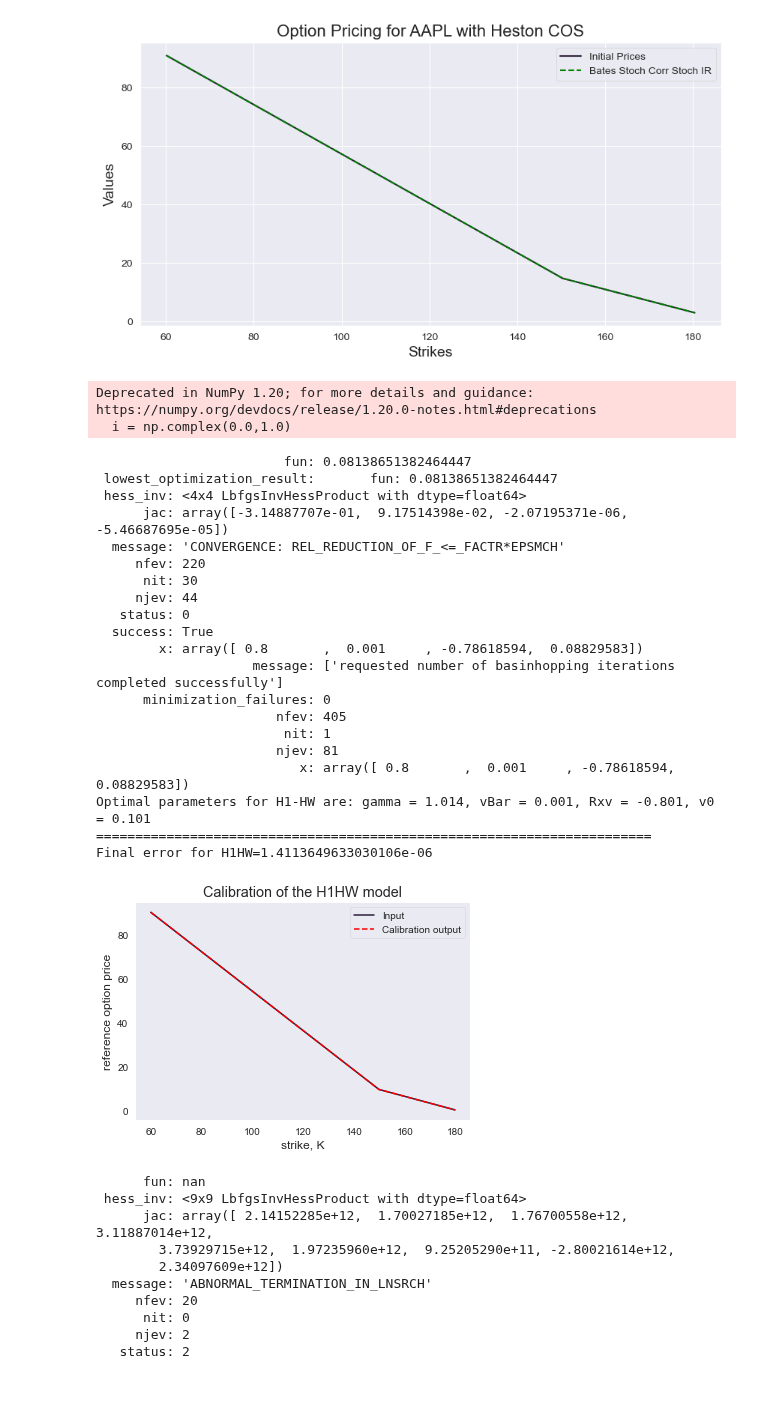
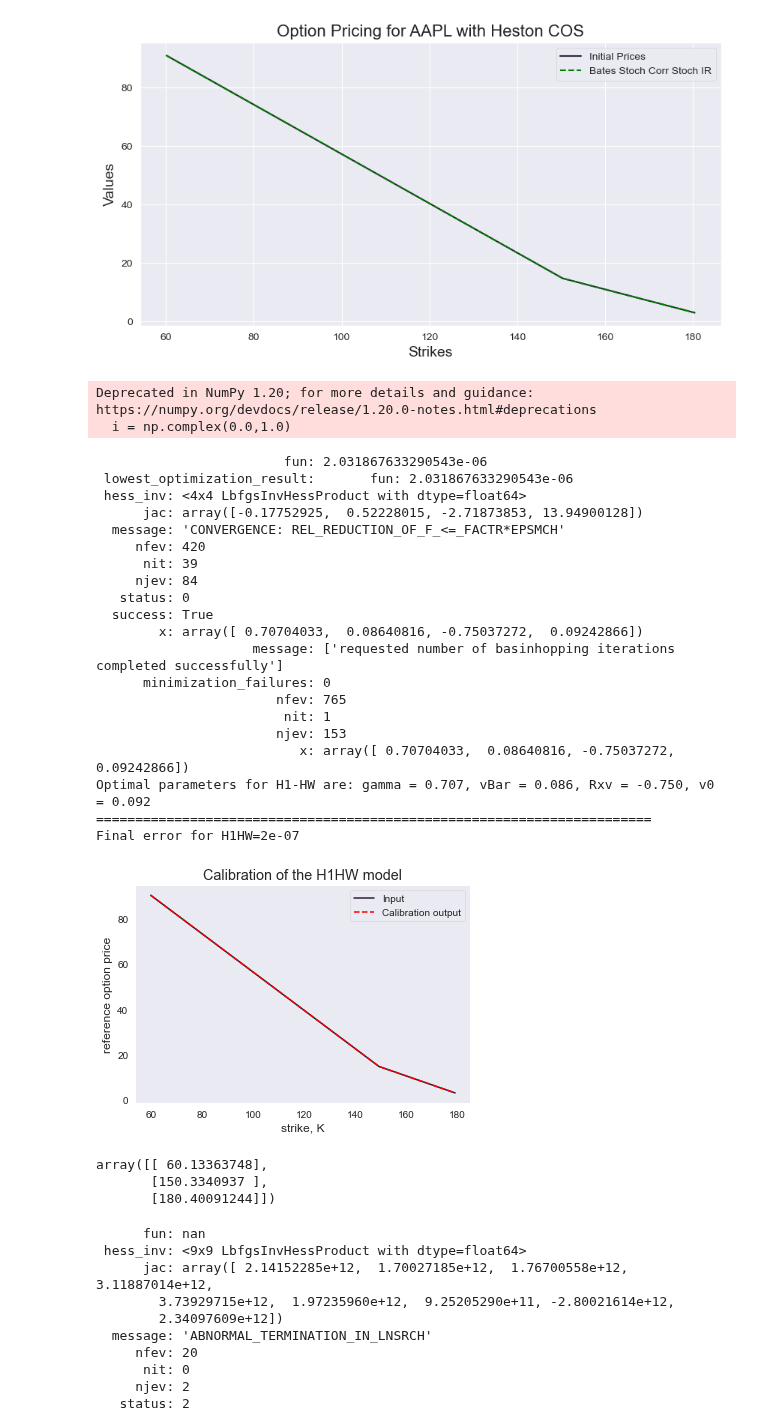
Before and after one commit to kirillzx/Generalized-Bates-model-draft, a Jupyter notebook: Calibrations/Calibration_Main.ipynb, the cells around one changed output. Saved outputs shown, nothing was run; the diff lists cells and outputs as text; code cells hidden in the pictures; blank space fills up the shorter version.

```diff
--- a/Calibrations/Calibration_Main.ipynb
+++ b/Calibrations/Calibration_Main.ipynb
@@ -82,17 +82,36 @@ type_option = 'c'
 def error_fHM(x, prices, strikes, s0, spread):
     cf = chf.ChFHestonModel(x[0], 1, x[1], x[2], x[3], x[4], x[5])
 
-    price_calib = exm.CallPutOptionPriceCOS(cf, type_option, s0, x[0], 1, strikes, N, 8).T[0]
+    price_calib = exm.CallPutOptionPriceCOS(cf, type_option, s0, x[0], T, strikes, N, 8).T[0]
     errorVector = (price_calib - prices)
 #     np.mean(((price_calib - prices)/spread)**2)
 
 
     return np.linalg.norm(errorVector)
 # %%
-init_vals = [0.05, 4, 0.3, 0.4, 0.3, -0.7]
-bounds = ((0.01, 0.1), (0.1, 10), (0.2, 1), (0.01, 1), (0.01, 1), (-0.9, 0.9))
+init_vals = [0.05, 2, 0.3, 0.4, 0.3, -0.7]
+bounds = ((0.01, 0.1), (0.1, 4), (0.2, 1), (0.01, 0.5), (0.01, 1), (-0.9, 0.9))
 
-params_heston_COS = minimize(error_fHM, x0=init_vals, args=(apple_market_price, apple_strikes, s0_apple, apple_spread),
+P0T = lambda T: np.exp(0.0012*T+0.0007)
+s0 = 150.62
+
+referenceIV = np.array([48.53, 24.49, 19.23])/100.0
+
+T = 0.5
+# referenceIV = np.array([36.76, 29.18, 27.66])/100.0
+
+frwd = s0/P0T(T)
+K = [0.4*frwd, frwd, 1.2*frwd]
+K = np.array(K).reshape([len(K),1])
+
+referenceIV = np.array(referenceIV).reshape([len(referenceIV),1])
+marketPrice = P0T(T)* BS_Call_Put_Option_Price(OptionType.CALL, s0 / P0T(T), K, referenceIV, T, 0)
+
+
+# params_heston_COS = minimize(error_fHM, x0=init_vals, args=(apple_market_price, apple_strikes, s0_apple, apple_spread),
+#                              bounds=bounds, tol=1e-4, options={"maxiter": 1000})
+
+params_heston_COS = minimize(error_fHM, x0=init_vals, args=(marketPrice, K, s0, apple_spread),
                              bounds=bounds, tol=1e-4, options={"maxiter": 1000})
 
 params_heston_COS
@@ -641,7 +664,7 @@ def mainCalculation():
     # We define a ZCB curve (obtained from the market)
     # This curve is based on the estimation to real market data
 
-    P0T = lambda T: np.exp(0.0012*T+0.0007)
+#     P0T = lambda T: np.exp(0.0012*T+0.0007)
 
     # Settings for the COS method
 
@@ -650,7 +673,7 @@ def mainCalculation():
 
     ################## Here we define market call option prices #################
 
-    T = 0.5
+    T = 1
     referenceIV  = np.array([57.61, 22.95, 15.9])/100.0
 
     #T = 1.0
@@ -660,11 +683,19 @@ def mainCalculation():
     #referenceIV = np.array([36.76, 29.18, 27.66])/100.0
 
     # Strike range
+    P0T = lambda T: np.exp(0.005*T)
+
+
 
     frwd = S0/P0T(T)
+#     K = [0.4*frwd, frwd, 1.2*frwd]
+#     K = apple_strikes
+
+    referenceIV = np.array([48.53, 24.49, 19.23])/100.0
+
     K = [0.4*frwd, frwd, 1.2*frwd]
-#     K = apple_strikes
     K = np.array(K).reshape([len(K),1])
+
 
     referenceIV = np.array(referenceIV).reshape([len(referenceIV),1])
     referencePrice = P0T(T)* BS_Call_Put_Option_Price(CP,S0 / P0T(T),K,referenceIV,T,0.0)
@@ -694,7 +725,7 @@ def mainCalculation():
 
     print("Optimal parameters for H1-HW are: gamma = {0:.3f}, vBar = {1:.3f}, Rxv = {2:.3f}, v0 = {3:.3f}".format(gamma,vBar,Rxv,v0))
     print("=======================================================================")
-    print('Final error for H1HW={0}'.format(errorH1HW))
+    print('Final error for H1HW={0}'.format(round(errorH1HW, 9)))
 
     # Plot implied volatilities for both models
 
@@ -705,46 +736,52 @@ def mainCalculation():
 #         IVMarket[idx] = ImpliedVolatilityBlack76(CP,referencePrice[idx]/P0T(T),k,T,S0/P0T(T))*100.0
 #         IVH1HW[idx] = ImpliedVolatilityBlack76(CP,valCOS_H1HW[idx]/P0T(T),k,T,S0/P0T(T))*100.0
 #         IVSZHW[idx] = ImpliedVolatilityBlack76(CP,valCOS_SZHW[idx]/P0T(T),k,T,S0/P0T(T))*100.0
 
 #     plt.figure(3)
 #     plt.plot(K,IVMarket)
 #     plt.plot(K,IVH1HW,'--r')
 #     plt.plot(K,IVSZHW)
 #     plt.grid()
 #     plt.legend(['market','H1HW','SZHW'])
 
 #     print('Market IV')
 #     print(IVMarket)
 #     print('H1HW IV')
 #     print(IVH1HW)
 #     print('SZHW IV')
 #     print(IVSZHW)
 
 mainCalculation()
 # %% [output]
 Deprecated in NumPy 1.20; for more details and guidance: https://numpy.org/devdocs/release/1.20.0-notes.html#deprecations
   i = np.complex(0.0,1.0)
-                        fun: 0.08138651382464447
- lowest_optimization_result:       fun: 0.08138651382464447
+                        fun: 2.031867633290543e-06
+ lowest_optimization_result:       fun: 2.031867633290543e-06
  hess_inv: <4x4 LbfgsInvHessProduct with dtype=float64>
-      jac: array([-3.14887707e-01,  9.17514398e-02, -2.07195371e-06, -5.46687695e-05])
+      jac: array([-0.17752925,  0.52228015, -2.71873853, 13.94900128])
   message: 'CONVERGENCE: REL_REDUCTION_OF_F_<=_FACTR*EPSMCH'
-     nfev: 220
-      nit: 30
-     njev: 44
+     nfev: 420
+      nit: 39
+     njev: 84
    status: 0
   success: True
-        x: array([ 0.8       ,  0.001     , -0.78618594,  0.08829583])
+        x: array([ 0.70704033,  0.08640816, -0.75037272,  0.09242866])
                     message: ['requested number of basinhopping iterations completed successfully']
       minimization_failures: 0
-                       nfev: 405
+                       nfev: 765
                         nit: 1
-                       njev: 81
-                          x: array([ 0.8       ,  0.001     , -0.78618594,  0.08829583])
-Optimal parameters for H1-HW are: gamma = 1.014, vBar = 0.001, Rxv = -0.801, v0 = 0.101
+                       njev: 153
+                          x: array([ 0.70704033,  0.08640816, -0.75037272,  0.09242866])
+Optimal parameters for H1-HW are: gamma = 0.707, vBar = 0.086, Rxv = -0.750, v0 = 0.092
 =======================================================================
-Final error for H1HW=1.4113649633030106e-06
+Final error for H1HW=2e-07
-[figure, old version]
+[figure, new version]
+# %%
+K
+# %% [output]
+array([[ 60.13363748],
+       [150.3340937 ],
+       [180.40091244]])
 # %%
 # v0, kappa, gamma, vbar, rho0, kp, mup, sigmap, rho2
 
```
Also changed, not shown: parts of 5 cells of this notebook.
